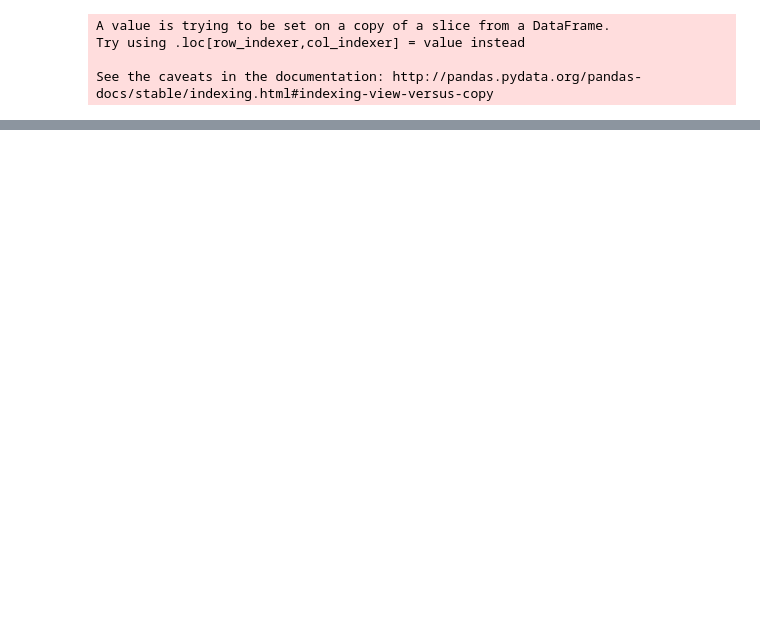
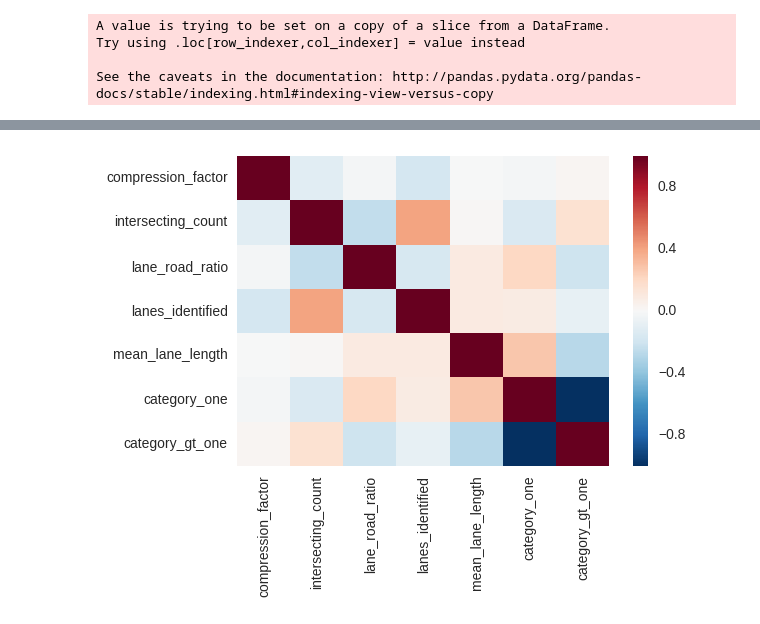
Before and after one commit to shubh24/indiahacks-ml-2017, a Jupyter notebook: lane-prediction/explore.ipynb, the cells around one changed output, grey strips where cells are left out. Drawn from its saved outputs; the diff is of its cells as text; code cells hidden in the pictures; blank space fills up the shorter version.

```diff
--- a/lane-prediction/explore.ipynb
+++ b/lane-prediction/explore.ipynb
@@ -50,0 +100,24 @@ len(test_roadlines[["roadId"]].drop_duplicates())
+# %%
+unique_road_id = pd.DataFrame(np.unique(train.roadId))
+unique_road_id.columns = ["roadId"]
+train_feats = unique_road_id.progress_apply(get_features, axis = 1, train_test = 1)
+
+unique_road_id = pd.DataFrame(np.unique(test.roadId))
+unique_road_id.columns = ["roadId"]
+test_feats = unique_road_id.progress_apply(get_features, axis = 1, train_test = 0)
+# %%
+def dummify_road_category(df):
+    dummies = pd.get_dummies(df.road_category)
+
+    dummies.columns = ["category_one", "category_gt_one"]
+
+    df = pd.concat([df, dummies], axis = 1)
+    df = df.drop("road_category", axis = 1)
+
+    return df
+
+train_feats = dummify_road_category(train_feats)
+test_feats = dummify_road_category(test_feats)
+# %%
+train_feats = pd.merge(train_feats, labels[["roadId", "noOfLanes"]], on="roadId", how="inner")
+train_feats["noOfLanes"] = train_feats["noOfLanes"] - 1
@@ -50,0 +150,7 @@ len(test_roadlines[["roadId"]].drop_duplicates())
+# %%
+no_of_lanes = train_feats["noOfLanes"]
+train_feats.drop("noOfLanes", axis = 1, inplace = True)
+train_feats.drop("roadId", axis = 1, inplace = True)
+
+roadIds = test_feats["roadId"]
+test_feats.drop("roadId", axis = 1, inplace = True)
@@ -50,0 +220,9 @@ len(test_roadlines[["roadId"]].drop_duplicates())
+# %%
+corr = train_feats.corr()
+sns.heatmap(corr,
+            xticklabels=corr.columns.values,
+            yticklabels=corr.columns.values)
+
+plt.show()
+# %% [output]
+[figure, added]
```
Also changed, not shown: parts of 14 cells of this notebook.
